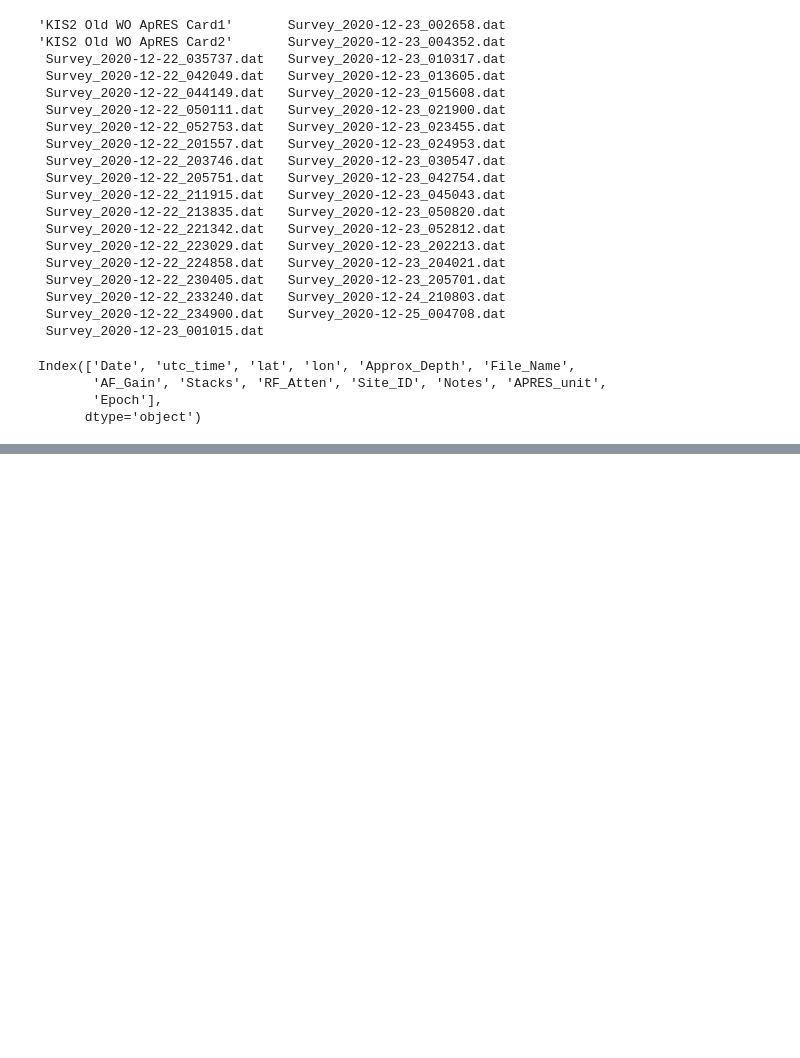
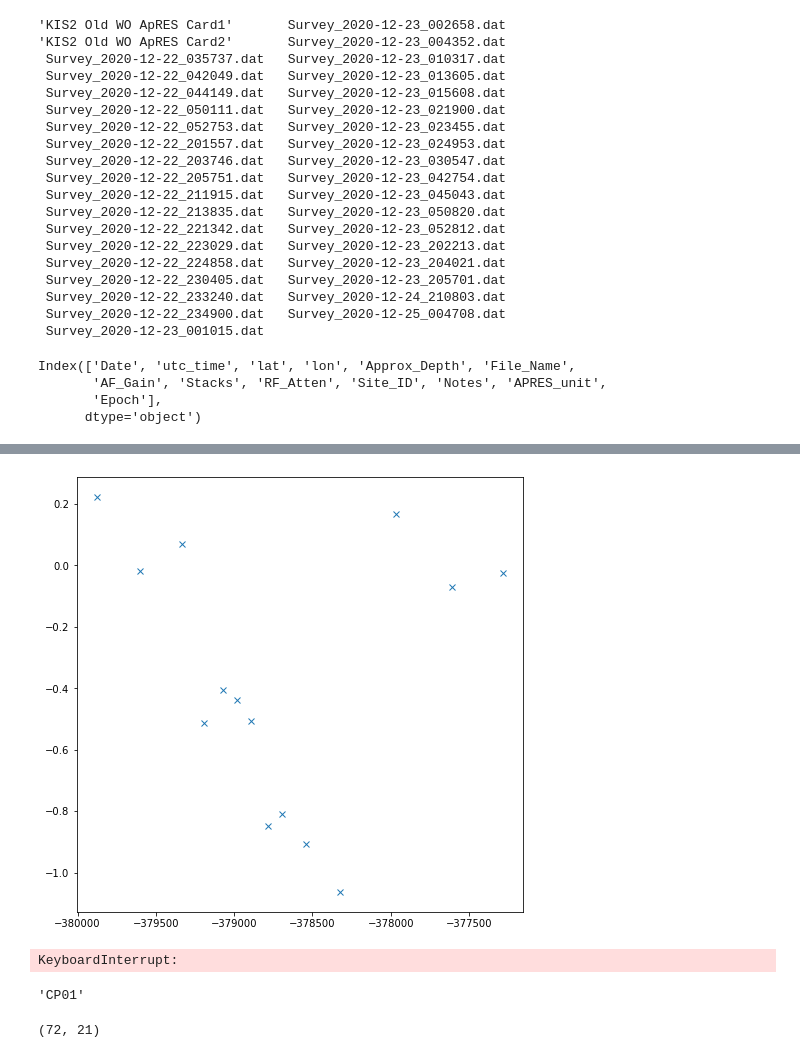
Before and after one commit to arrran/PhD_data_chapter, a Jupyter notebook: Jupyter/APRES/02_ApRES_.ipynb, the cells around one changed output, grey strips where cells are left out. Cells and saved outputs as stored; diff of their text form; code cells hidden in the pictures; blank space fills up the shorter version.

```diff
--- a/Jupyter/APRES/02_ApRES_.ipynb
+++ b/Jupyter/APRES/02_ApRES_.ipynb
@@ -180,0 +282,25 @@ Index(['Date', 'utc_time', 'lat', 'lon', 'Approx_Depth', 'File_Name',
+# %%
+df_plot = cc_m.query('Epoch == 2')
+plt.figure(figsize=(8,8))
+plt.plot(df_plot.x,df_plot.meltRate,'x')
+# plt.plot(cc_m.loc[melt_rates['Epoch']==2].x,cc_m.loc[melt_rates['Epoch']==2].meltRate,'o')
+plt.show()
+# %% [output]
+[figure, added]
+# %%
+# plt.figure(figsize=(8,8))
+# plt.scatter(melt_rates.lat,melt_rates.lon,c=melt_rates.meltRate,cmap='bwr',vmin=-2,vmax=2)
+for i in range(melt_rates.shape[0]):
+    plt.annotate( melt_rates.iloc[i].Site_ID,(melt_rates.iloc[i].lon, melt_rates.iloc[i].lat),xytext=(melt_rates.iloc[i].lon+0.5, melt_rates.iloc[i].lat+0.5),arrowprops=dict(arrowstyle='->'),fontsize=8)
+# plt.colorbar()
+plt.show()
+# %% [output]
+KeyboardInterrupt:
+# %%
+melt_rates.Site_ID.iloc[0]
+# %% [output]
+'CP01'
+# %%
+melt_rates.shape
+# %% [output]
+(72, 21)
```
Also changed, not shown: parts of 19 cells of this notebook, 1 other file.
